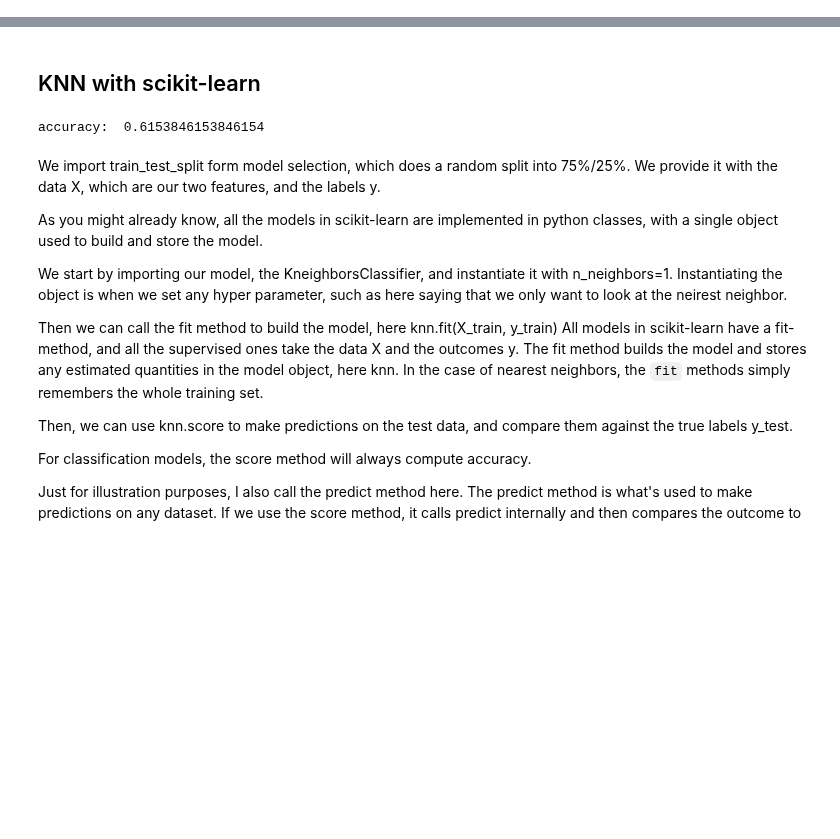
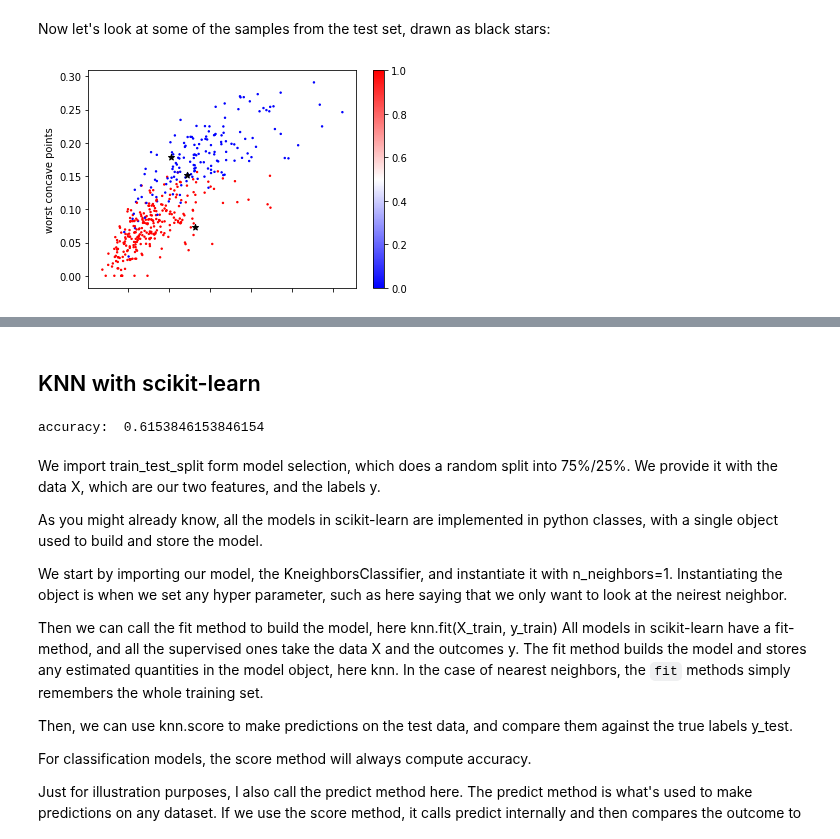
Before and after one commit to amueller/aml, a Jupyter notebook: 01-ml-workflow/02-supervised-learning.ipynb, the cells around one changed output, grey strips where cells are left out. Saved outputs shown, nothing was run; the diff lists cells and outputs as text; code cells hidden in the pictures; blank space fills up the shorter version.

```diff
--- a/01-ml-workflow/02-supervised-learning.ipynb
+++ b/01-ml-workflow/02-supervised-learning.ipynb
@@ -47,0 +118,9 @@ plt.scatter(X_test[:, 0], X_test[:, 1], c='k', marker="*");
+# %% [markdown]
+Now let's look at some of the samples from the test set, drawn as black stars:
+# %%
+ax = X_train.plot.scatter(x='mean compactness', y='worst concave points',
+                         c=y_train, colormap='bwr', s=2)
+# plot into the axme axes
+X_test[1:4].plot.scatter(x='mean compactness', y='worst concave points', c='k', marker="*", s=40, ax=ax);
+# %% [output]
+[figure, added]
```
Also changed, not shown: parts of 28 cells of this notebook.
